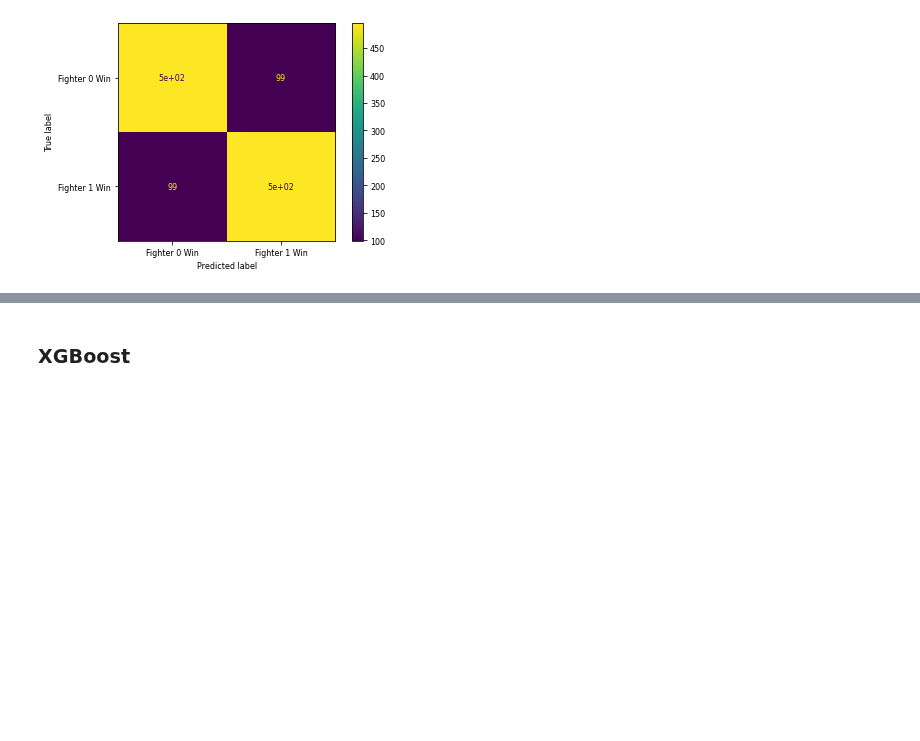
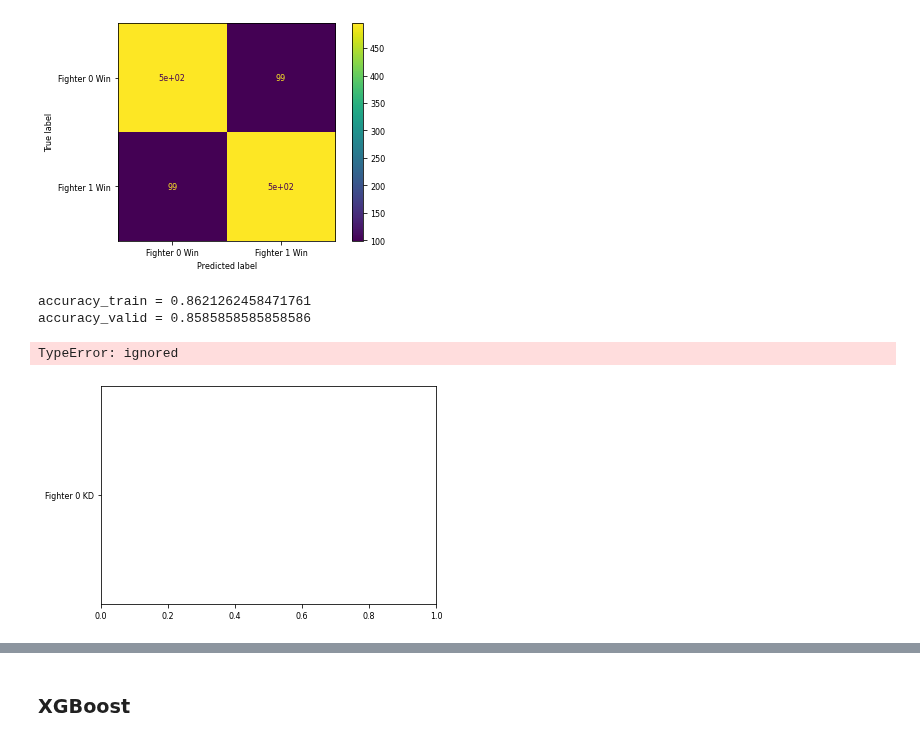
Before and after one commit to tylerlum/ufc_automated_scoring_system, a Jupyter notebook: UFC_automated_scoring.ipynb, the cells around one changed output, grey strips where cells are left out. Cells and saved outputs as stored; diff of their text form; code cells hidden in the pictures; blank space fills up the shorter version.

```diff
--- a/UFC_automated_scoring.ipynb
+++ b/UFC_automated_scoring.ipynb
@@ -287,3 +290,15 @@ Fighter 1 Win       0.83      0.83      0.83       594
     macro avg       0.83      0.83      0.83      1188
  weighted avg       0.83      0.83      0.83      1188
 [figure]
+# %%
+# SVM linear kernel
+svm_linear_clf = SVC(kernel='linear', random_state=1).fit(X_train, y_train)
+accuracy_train = svm_linear_clf.score(X_train, y_train)
+accuracy_valid = svm_linear_clf.score(X_valid, y_valid)
+print(f"accuracy_train = {accuracy_train}")
+print(f"accuracy_valid = {accuracy_valid}")
+# %% [output]
+accuracy_train = 0.8621262458471761
+accuracy_valid = 0.8585858585858586
+TypeError: ignored
+[figure, added]
```
Also changed, not shown: parts of 20 cells of this notebook.
